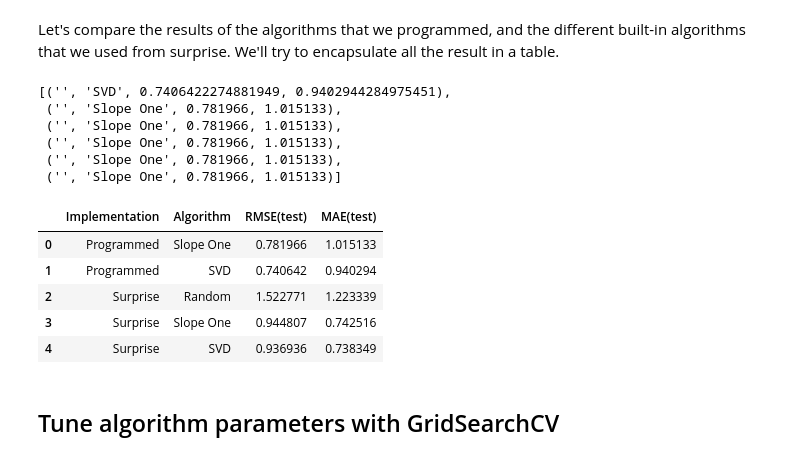
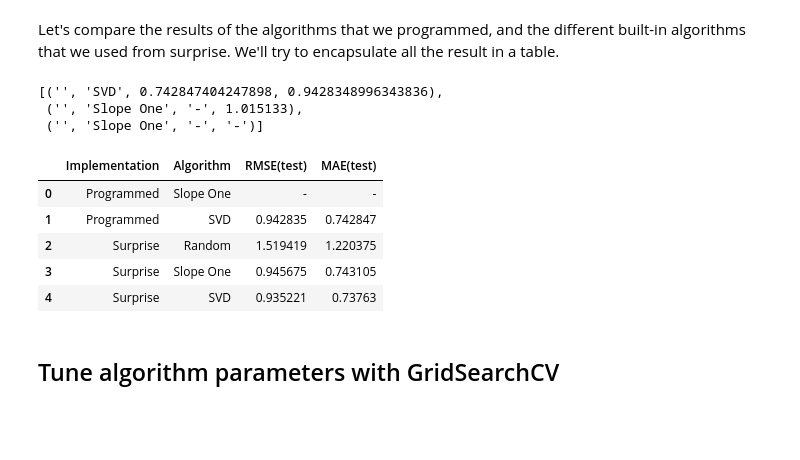
Before and after one commit to Romilchouhan/recommender_system, a Jupyter notebook: rec_systems_project/Recommender_system.ipynb, the cells around one changed output. Saved outputs shown, nothing was run; the diff lists cells and outputs as text; code cells hidden in the pictures; blank space fills up the shorter version.

```diff
--- a/rec_systems_project/Recommender_system.ipynb
+++ b/rec_systems_project/Recommender_system.ipynb
@@ -465,14 +433,14 @@ class SVDModel(object):
 movies_train = train_data['movie_id'].values
 users_train = train_data['user_id'].values
 ratings_train = train_data['rating'].values
-movies_val = val_data['movie_id'].values
-users_val = val_data['user_id'].values
-ratings_val = val_data['rating'].values
+movies_test = test_data['movie_id'].values
+users_test = test_data['user_id'].values
+ratings_test = test_data['rating'].values
 
 def at_epoch(self, epoch, num_epochs):
     train_rmse, train_mae = self.error(movies_train, users_train, ratings_train)
-    val_rmse, val_mae = self.error(movies_val, users_val, ratings_val)
-    print("Epoch {:02d}/{}; Training: MAE={:.3f} RMSE={:.3f}, Testing: MAE={:.3f} RMSE={:.3f}".format(epoch + 1, num_epochs, train_mae, train_rmse, val_mae, val_rmse))
+    test_rmse, test_mae = self.error(movies_test, users_test, ratings_test)
+    print("Epoch {:02d}/{}; Training: MAE={:.3f} RMSE={:.3f}, Testing: MAE={:.3f} RMSE={:.3f}".format(epoch + 1, num_epochs, train_mae, train_rmse, test_mae, test_rmse))
 # %%
 svd = SVDModel(max_movie, max_user, data['rating'].mean(), num_factors=100)
 svd.train(movies_train, users_train, ratings_train, epoch_callback=at_epoch)
@@ -500,3 +468,3 @@ Epoch 20/20; Training: MAE=0.547 RMSE=0.690, Testing: MAE=0.741 RMSE=0.940
 # %%
-val_rmse, val_mae = svd.error(movies_val, users_val, ratings_val)
-val_results = [("", "SVD", val_mae, val_rmse)]
+test_rmse, test_mae = svd.error(movies_test, users_test, ratings_test)
+test_results = [("", "SVD", test_mae, test_rmse)]
@@ -651,30 +582,27 @@ cv_svd['test_rmse'].mean()
 # %% [markdown]
 Let's compare the results of the algorithms that we programmed, and the different built-in algorithms that we used from surprise. We'll try to encapsulate all the result in a table.
 # %%
-val_results
+test_results
 # %% [output]
-[('', 'SVD', 0.7406422274881949, 0.9402944284975451),
- ('', 'Slope One', 0.781966, 1.015133),
- ('', 'Slope One', 0.781966, 1.015133),
- ('', 'Slope One', 0.781966, 1.015133),
- ('', 'Slope One', 0.781966, 1.015133),
- ('', 'Slope One', 0.781966, 1.015133)]
+[('', 'SVD', 0.742847404247898, 0.9428348996343836),
+ ('', 'Slope One', '-', 1.015133),
+ ('', 'Slope One', '-', '-')]
 # %%
-val_results.append(("", "Slope One", 0.781966, 1.015133))
+test_results.append(("", "Slope One", '-', '-'))
 ov_result = {'Implementation': ['Programmed', 'Programmed', 'Surprise', 'Surprise', 'Surprise'],
             'Algorithm': ['Slope One', 'SVD', 'Random', 'Slope One', 'SVD'],
-            'RMSE(test)': [val_results[1][2], val_results[0][2], cv_random['test_rmse'].mean(), cv_s1['test_rmse'].mean(), cv_svd['test_rmse'].mean()],
-            'MAE(test)': [val_results[1][3], val_results[0][3], cv_random['test_mae'].mean(), cv_s1['test_mae'].mean(), cv_svd['test_mae'].mean()]
+            'RMSE(test)': [test_results[1][2], test_results[0][3], cv_random['test_rmse'].mean(), cv_s1['test_rmse'].mean(), cv_svd['test_rmse'].mean()],
+            'MAE(test)': [test_results[1][2], test_results[0][2], cv_random['test_mae'].mean(), cv_s1['test_mae'].mean(), cv_svd['test_mae'].mean()]
             }
 ov_result = pd.DataFrame(ov_result)
 ov_result
 # %% [output]
 |  | Implementation | Algorithm | RMSE(test) | MAE(test) |
-| 0 | Programmed | Slope One | 0.781966 | 1.015133 |
-| 1 | Programmed | SVD | 0.740642 | 0.940294 |
-| 2 | Surprise | Random | 1.522771 | 1.223339 |
-| 3 | Surprise | Slope One | 0.944807 | 0.742516 |
-| 4 | Surprise | SVD | 0.936936 | 0.738349 |
+| 0 | Programmed | Slope One | - | - |
+| 1 | Programmed | SVD | 0.942835 | 0.742847 |
+| 2 | Surprise | Random | 1.519419 | 1.220375 |
+| 3 | Surprise | Slope One | 0.945675 | 0.743105 |
+| 4 | Surprise | SVD | 0.935221 | 0.73763 |
 # %% [markdown]
 ## Tune algorithm parameters with GridSearchCV
 # %%
```
Also changed, not shown: parts of 16 cells of this notebook.
